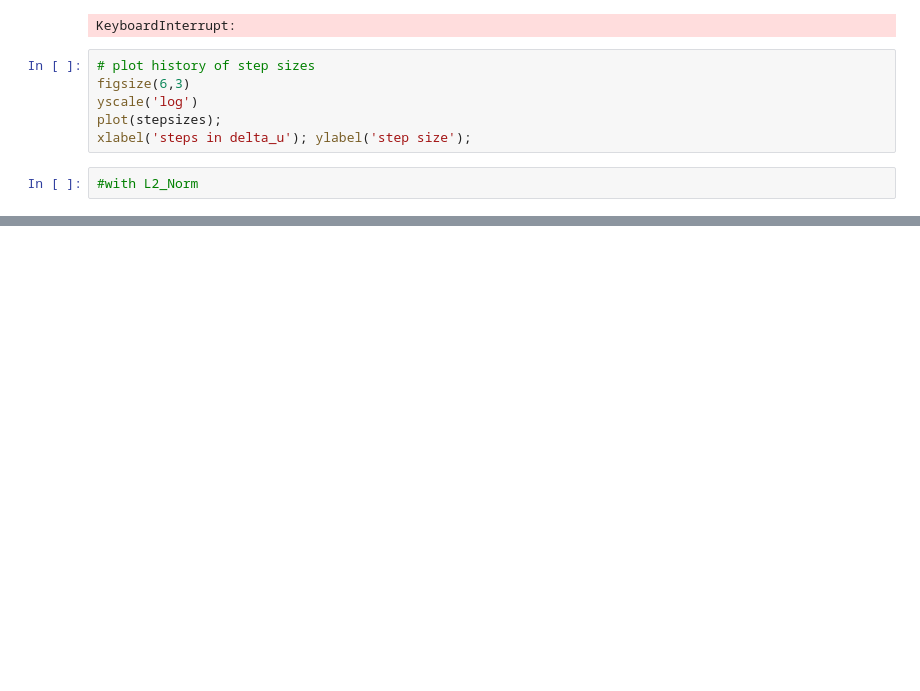
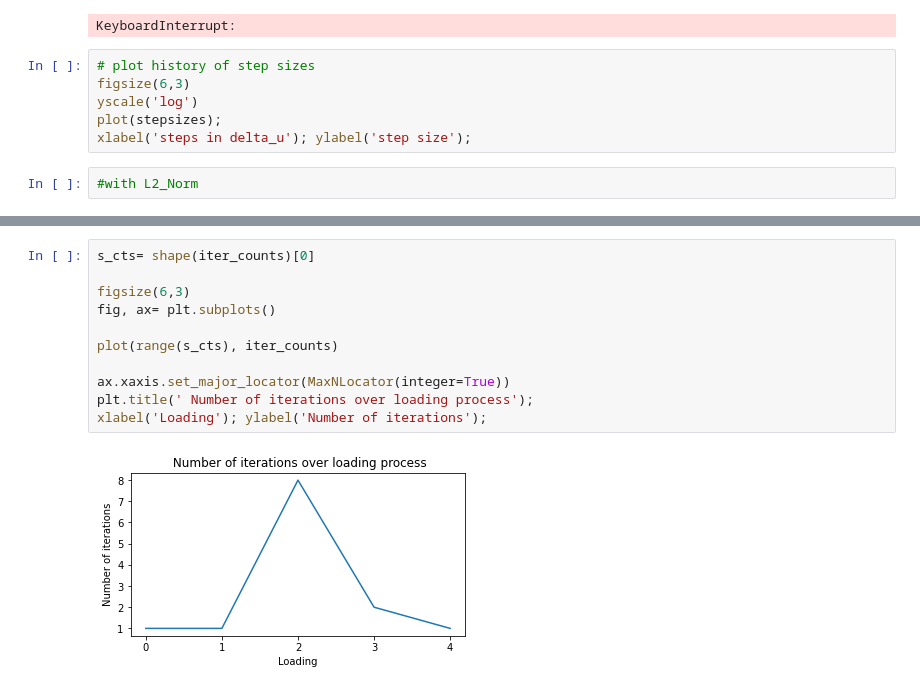
Before and after one commit to mh-0456/pyiga, a Jupyter notebook: notebooks/nonlinear_loading_artery3D-p3.ipynb, the cells around one changed output, grey strips where cells are left out. Drawn from its saved outputs; the diff is of its cells as text; blank space fills up the shorter version.

```diff
--- a/notebooks/nonlinear_loading_artery3D-p3.ipynb
+++ b/notebooks/nonlinear_loading_artery3D-p3.ipynb
@@ -1885,0 +1893,13 @@ xlabel('steps in delta_u'); ylabel('step size');
+# %%
+s_cts= shape(iter_counts)[0]
+
+figsize(6,3)
+fig, ax= plt.subplots()
+
+plot(range(s_cts), iter_counts)
+
+ax.xaxis.set_major_locator(MaxNLocator(integer=True))
+plt.title(' Number of iterations over loading process');
+xlabel('Loading'); ylabel('Number of iterations');
+# %% [output]
+[figure, added]
```
Also changed, not shown: parts of 19 cells of this notebook.
